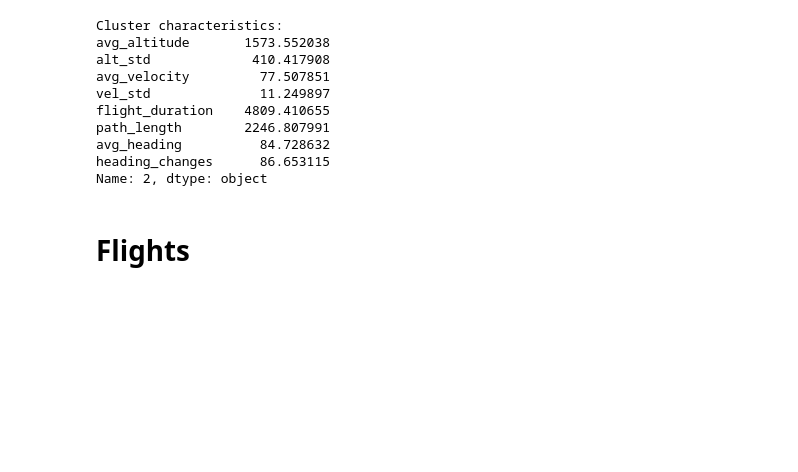
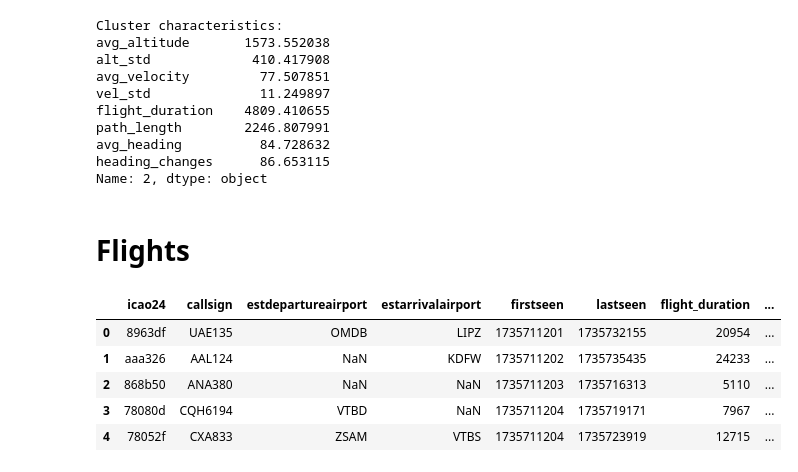
Before and after one commit to mabbts/Aviation-Milestone2-Project, a Jupyter notebook: notebooks/julien-hovan/playground.ipynb, the cells around one changed output. Cells and saved outputs as stored; diff of their text form; code cells hidden in the pictures; blank space fills up the shorter version.

```diff
--- a/notebooks/julien-hovan/playground.ipynb
+++ b/notebooks/julien-hovan/playground.ipynb
@@ -699,0 +702,10 @@ Name: 2, dtype: object
+# %%
+flights = pd.read_csv("../../data/flight_details_20250101_0100.csv")
+flights.head()
+# %% [output]
+|  | icao24 | callsign | estdepartureairport | estarrivalairport | firstseen | lastseen | flight_duration | ... |
+| 0 | 8963df | UAE135 | OMDB | LIPZ | 1735711201 | 1735732155 | 20954 | ... |
+| 1 | aaa326 | AAL124 | NaN | KDFW | 1735711202 | 1735735435 | 24233 | ... |
+| 2 | 868b50 | ANA380 | NaN | NaN | 1735711203 | 1735716313 | 5110 | ... |
+| 3 | 78080d | CQH6194 | VTBD | NaN | 1735711204 | 1735719171 | 7967 | ... |
+| 4 | 78052f | CXA833 | ZSAM | VTBS | 1735711204 | 1735723919 | 12715 | ... |
```
Also changed, not shown: parts of 3 cells of this notebook, 8 other files.
